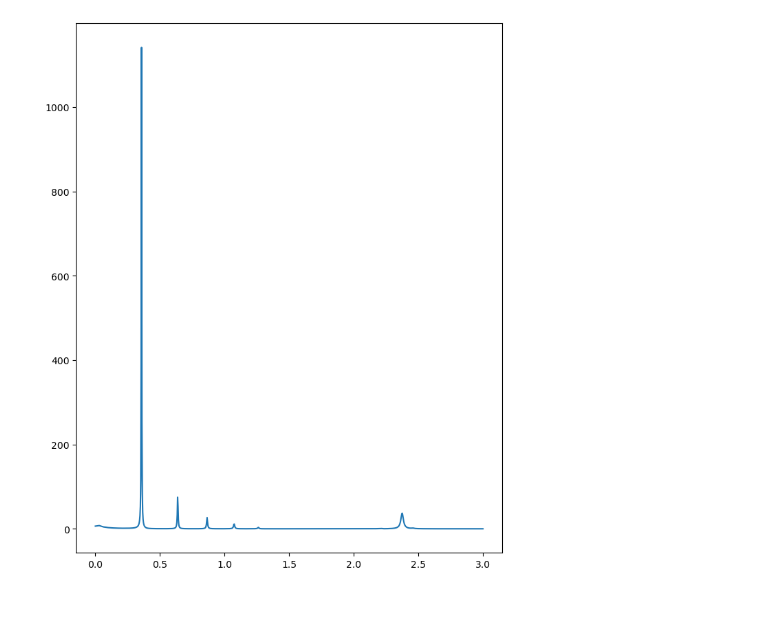
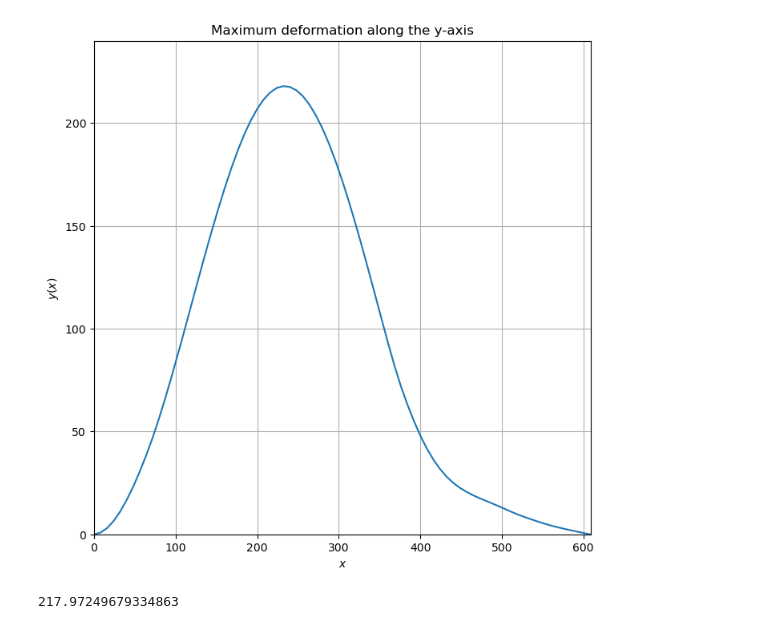
Before and after one commit to markusweberg/buffeting_load_response, a Jupyter notebook: Buffeting_load_response.ipynb, the cells around one changed output. Drawn from its saved outputs; the diff is of its cells as text; code cells hidden in the pictures.

Commit message:
Added calculation of standard deviation

```diff
--- a/Buffeting_load_response.ipynb
+++ b/Buffeting_load_response.ipynb
@@ -153,7 +153,7 @@ for h in range(len(w)):
 
 # Import the cross-spectral density to skip calculation
 
-# S_Q = np.load("./Results/Initial model/S_Q_initial.npy")
+S_Q = np.load("./Results/Initial model/S_Q_initial.npy")
 # S_Q = np.load("./Results/Updated model/S_Q_updated.npy")
 # %%
 # Interpolating the cross-spectral density matrix to get better resolution in the response spectrum
@@ -241,6 +232,27 @@ for i in range(len(w_interp)):
-# %%
-plt.figure(figsize=(8,10))
-plt.plot(w_interp, S_rr[4,4,:].real)
-plt.show()
-# %% [output]
-[figure, removed]
+# %%
+# Calculating the maximum deformation and bending moment from the standard deviation
+
+std_dev_y = np.zeros((len(x)), dtype=complex)
+std_dev_z = np.zeros((len(x)), dtype=complex)
+std_dev_t = np.zeros((len(x)), dtype=complex)
+
+for i in range(len(x)):
+    std_dev_y[i] = np.trapz(S_rr[3*i, 3*i, :], w_interp)**0.5
+    std_dev_z[i] = np.trapz(S_rr[3*i+1, 3*i+1, :], w_interp)**0.5
+    std_dev_t[i] = np.trapz(S_rr[3*i+2, 3*i+2, :], w_interp)**0.5
+# %%
+plt.figure(figsize=(8,8))
+plt.plot(x, std_dev_y.real)
+plt.xlim(0, 609)
+plt.ylim(0, 240)
+plt.grid()
+plt.title("Maximum deformation along the y-axis")
+plt.xlabel("$x$")
+plt.ylabel("$y(x)$")
+plt.show()
+# %% [output]
+[figure, added]
+# %%
+np.max(std_dev_y.real)
+# %% [output]
+217.97249679334863
```
Also changed, not shown: parts of 2 cells of this notebook.
